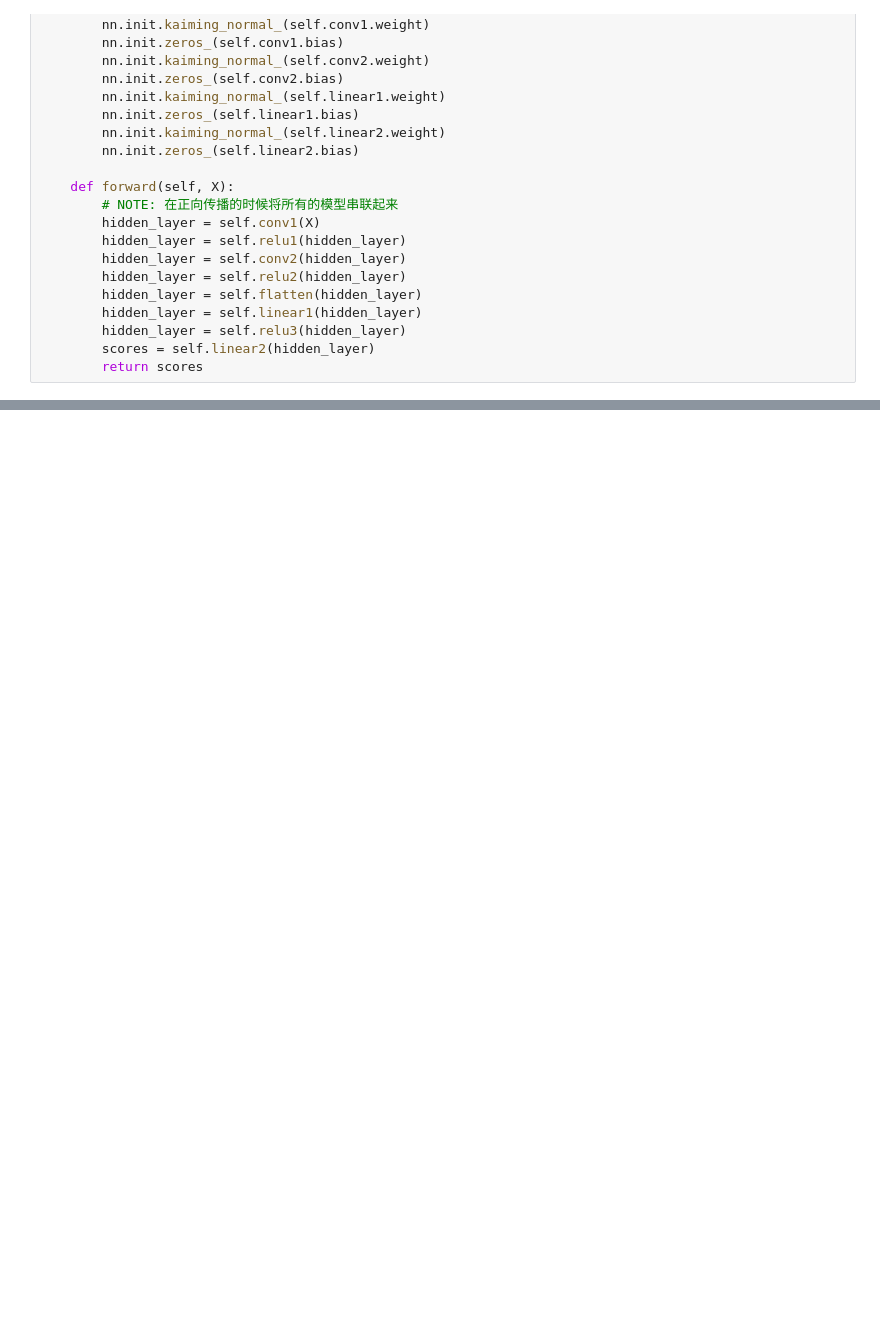
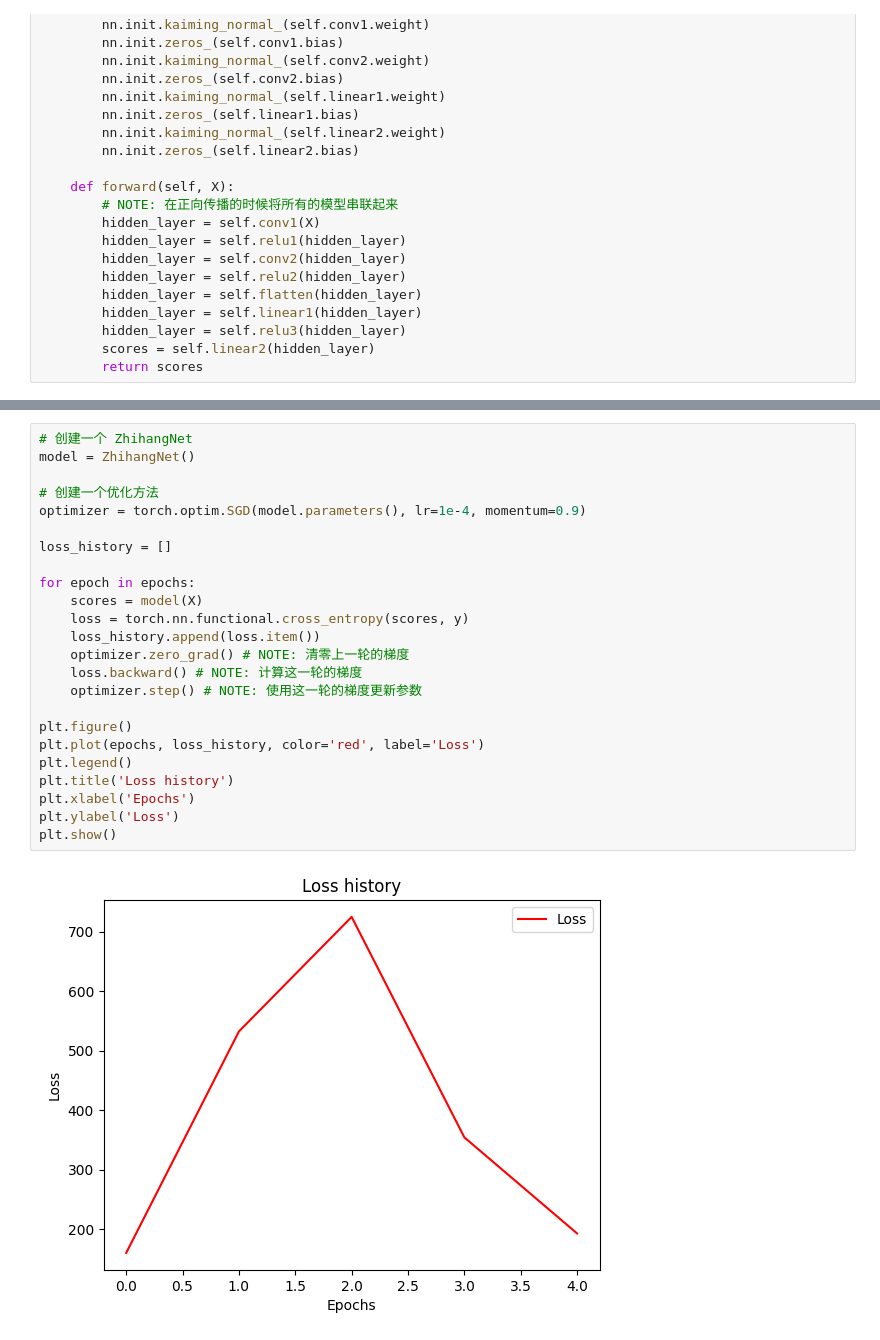
Before and after one commit to yzhbradoodrrpurp/EECS498, a Jupyter notebook: Notes/015PyTorchModules.ipynb, the cells around one changed output, grey strips where cells are left out. Cells and saved outputs as stored; diff of their text form; blank space fills up the shorter version.

Commit message:
Update PyTorchModules note.

```diff
--- a/Notes/015PyTorchModules.ipynb
+++ b/Notes/015PyTorchModules.ipynb
@@ -185,0 +208,26 @@ class ZhihangNet(torch.nn.Module):
+# %%
+# 创建一个 ZhihangNet
+model = ZhihangNet()
+
+# 创建一个优化方法
+optimizer = torch.optim.SGD(model.parameters(), lr=1e-4, momentum=0.9)
+
+loss_history = []
+
+for epoch in epochs:
+    scores = model(X)
+    loss = torch.nn.functional.cross_entropy(scores, y)
+    loss_history.append(loss.item())
+    optimizer.zero_grad() # NOTE: 清零上一轮的梯度
+    loss.backward() # NOTE: 计算这一轮的梯度
+    optimizer.step() # NOTE: 使用这一轮的梯度更新参数
+
+plt.figure()
+plt.plot(epochs, loss_history, color='red', label='Loss')
+plt.legend()
+plt.title('Loss history')
+plt.xlabel('Epochs')
+plt.ylabel('Loss')
+plt.show()
+# %% [output]
+[figure, added]
```
Also changed, not shown: parts of 6 cells of this notebook, 1 other file.
